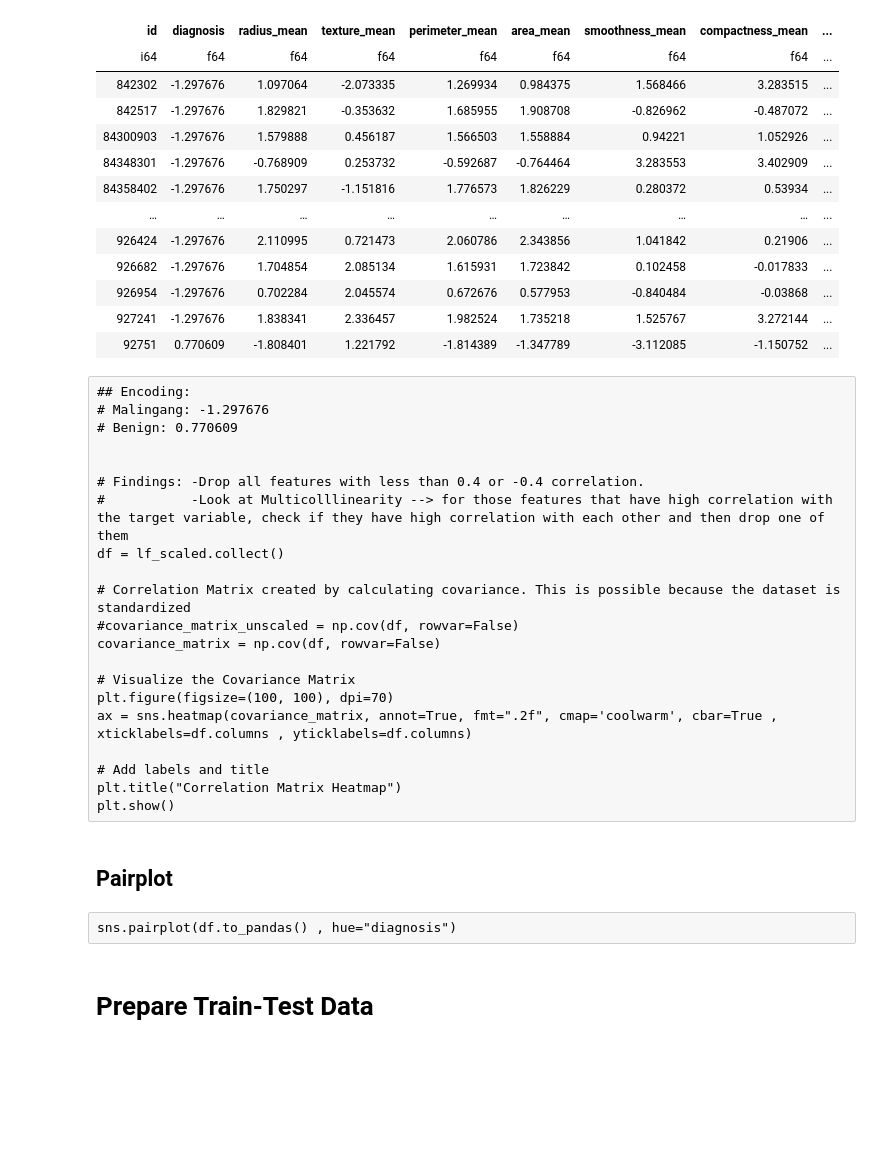
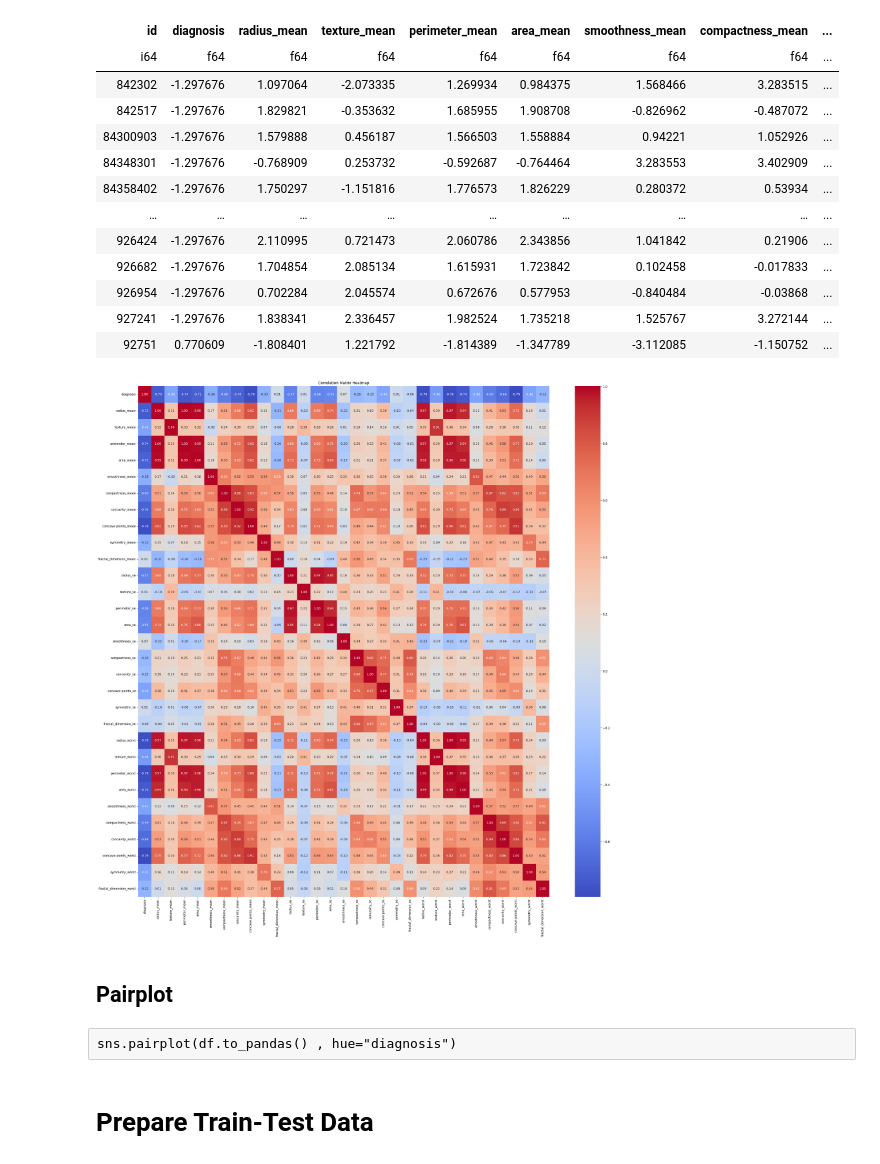
Before and after one commit to JanPhilippBittner/model_engineering, a Jupyter notebook: first_explore.ipynb, the cells around one changed output. Saved outputs shown, nothing was run; the diff lists cells and outputs as text; code cells hidden in the pictures; blank space fills up the shorter version.

```diff
--- a/first_explore.ipynb
+++ b/first_explore.ipynb
@@ -128,31 +141,34 @@ shape: (569, 32)
 | 926954 | -1.297676 | 0.702284 | 2.045574 | 0.672676 | 0.577953 | -0.840484 | -0.03868 | ... |
 | 927241 | -1.297676 | 1.838341 | 2.336457 | 1.982524 | 1.735218 | 1.525767 | 3.272144 | ... |
 | 92751 | 0.770609 | -1.808401 | 1.221792 | -1.814389 | -1.347789 | -3.112085 | -1.150752 | ... |
-# %% [raw]
-## Encoding:
-# Malingang: -1.297676
-# Benign: 0.770609
-
-
-# Findings: -Drop all features with less than 0.4 or -0.4 correlation.
-#           -Look at Multicolllinearity --> for those features that have high correlation with the target variable, check if they have high correlation with each other and then drop one of them
-df = lf_scaled.collect()
-
-# Correlation Matrix created by calculating covariance. This is possible because the dataset is standardized
-#covariance_matrix_unscaled = np.cov(df, rowvar=False)
-covariance_matrix = np.cov(df, rowvar=False)
-
-# Visualize the Covariance Matrix
-plt.figure(figsize=(100, 100), dpi=70)
-ax = sns.heatmap(covariance_matrix, annot=True, fmt=".2f", cmap='coolwarm', cbar=True , xticklabels=df.columns , yticklabels=df.columns)
-
-# Add labels and title
-plt.title("Correlation Matrix Heatmap")
-plt.show()
+# %%
+## Encoding:
+# Malignant: -1.297676
+# Benign: 0.770609
+
+
+# Findings: -Drop all features with less than 0.4 or -0.4 correlation.
+#           -Look at Multicolllinearity --> for those features that have high correlation with the target variable, check if they have high correlation with each other and then drop one of them
+df = lf_scaled.collect()
+
+# Correlation Matrix created by calculating covariance. This is possible because the dataset is standardized
+#covariance_matrix_unscaled = np.cov(df, rowvar=False)
+covariance_matrix = np.cov(df, rowvar=False)
+
+# Visualize the Covariance Matrix
+plt.figure(figsize=(30, 30))
+#, dpi=120
+ax = sns.heatmap(covariance_matrix, annot=True, fmt=".2f", cmap='coolwarm', cbar=True , xticklabels=df.columns , yticklabels=df.columns)
+
+# Add labels and title
+plt.title("Correlation Matrix Heatmap")
+plt.show()
+# %% [output]
+[figure, added]
 # %% [markdown]
 ## Pairplot
-# %% [raw]
-sns.pairplot(df.to_pandas() , hue="diagnosis")
+# %% [raw]
+sns.pairplot(df.to_pandas() , hue="diagnosis")
 # %% [markdown]
 # Prepare Train-Test Data
 # %% [markdown]
```
Also changed, not shown: parts of 81 cells of this notebook.
